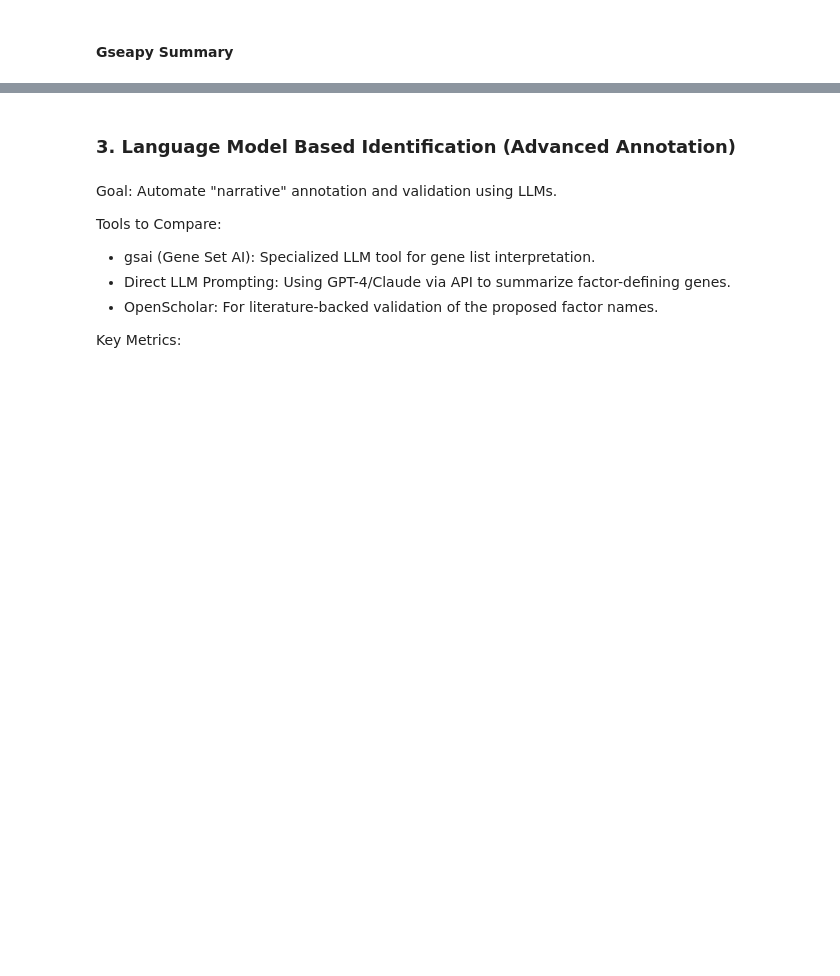
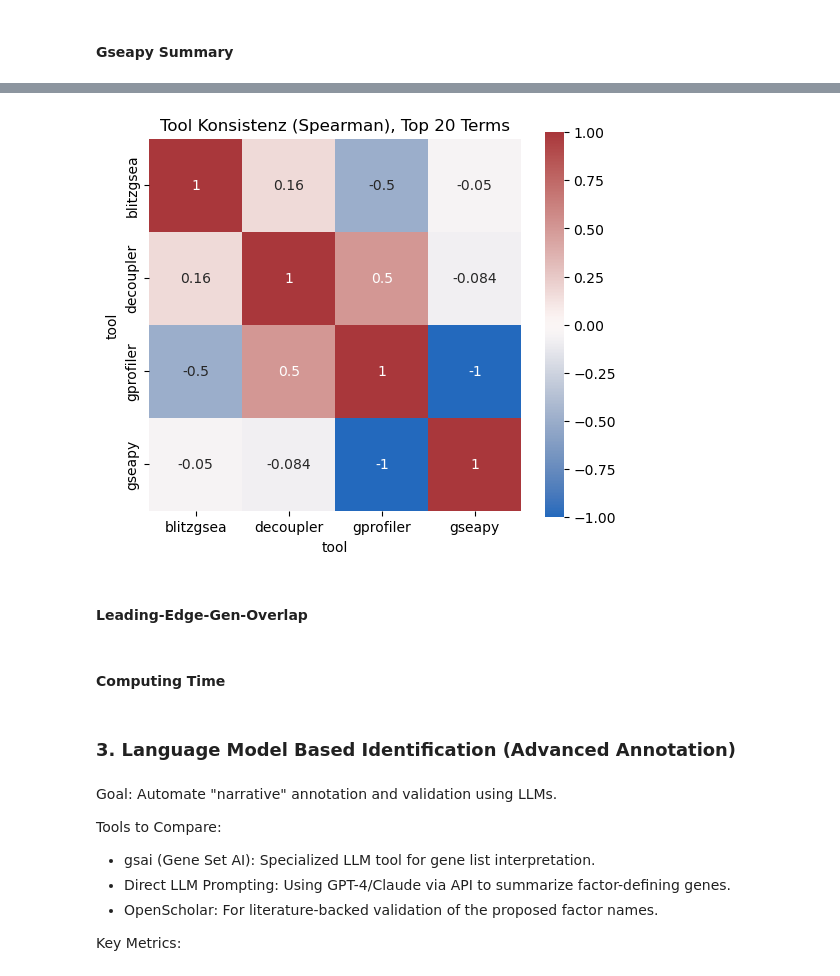
Before and after one commit to clarasoekler/DRVI_tutorials, a Jupyter notebook: identification_of_factors.ipynb, the cells around one changed output, grey strips where cells are left out. Saved outputs shown, nothing was run; the diff lists cells and outputs as text; code cells hidden in the pictures; blank space fills up the shorter version.

Commit message:
Standardized worklow for all tools

```diff
--- a/identification_of_factors.ipynb
+++ b/identification_of_factors.ipynb
@@ -654,0 +938,13 @@ display(annotated_gseapy.sort_values("FDR", ascending=True).head(20))
+# %%
+gprofiler_parts = []
+
+if "pos_top" in globals() and "neg_top" in globals():
+    for fac in factor_ids:
+        gprofiler_parts.append(run_gprofiler_for_gene_list(pos_top[fac], fac, "pos"))
+        gprofiler_parts.append(run_gprofiler_for_gene_list(neg_top[fac], fac, "neg"))
+else:
+    for fac in factor_ids:
+        gprofiler_parts.append(run_gprofiler_for_gene_list(top_lists[fac], fac, "all"))
+
+gprofiler_valid = [x for x in gprofiler_parts if not x.empty]
+gprofiler_res = pd.concat(gprofiler_valid, ignore_index=True) if gprofiler_valid else pd.DataFrame()
@@ -654,0 +1029,7 @@ display(annotated_gseapy.sort_values("FDR", ascending=True).head(20))
+# %%
+if DC_GENESET == "hallmark":
+    net = dc.op.hallmark(organism=DC_ORGANISM)[["source", "target"]].dropna().drop_duplicates()
+else:
+    raise ValueError(f"Unsupported DC_GENESET: {DC_GENESET}")
+
+net.head()
@@ -654,0 +1070,13 @@ display(annotated_gseapy.sort_values("FDR", ascending=True).head(20))
+# %%
+if "pos_std" in globals() and "neg_std" in globals():
+    dec_pos = run_decouple(pos_std.T, "pos")
+    dec_neg = run_decouple(neg_std.T, "neg")
+    decoupler_res = pd.concat([dec_pos, dec_neg], ignore_index=True)
+else:
+    decoupler_res = run_decouple(scores_std.T, "all")
+
+
+print("rows:", len(decoupler_res))
+print("unique factors:", decoupler_res["factor"].astype(str).str.replace(r"_(pos|neg)$","", regex=True).nunique())
+print("unique terms:", decoupler_res["term"].nunique())
+print("significant rows:", (decoupler_res["p_value"] < FDR).sum())
@@ -655,3 +1304,20 @@ display(annotated_gseapy.sort_values("FDR", ascending=True).head(20))
+# %%
+top_terms = rank_df[rank_df["rank"] <= TOP_K]["term"].unique()
+r = rank_df[rank_df["term"].isin(top_terms)].copy()
+
+rank_mat = r.pivot(index="term", columns="tool", values="rank")
+corr = rank_mat.corr(method="spearman", min_periods=3)
+
+plt.figure(figsize=(6,5))
+sns.heatmap(corr, annot=True, vmin=-1, vmax=1, cmap="vlag", square=True)
+plt.title(f"Tool Konsistenz (Spearman), Top {TOP_K} Terms" + (f" | {FACTOR_FILTER}" if FACTOR_FILTER else ""))
+plt.show()
+# %% [output]
+[figure, added]
+# %% [markdown]
+#### Leading-Edge-Gen-Overlap
+# %% [markdown]
+#### Computing Time
 # %% [markdown]
 ### 3. Language Model Based Identification (Advanced Annotation)
 # %% [markdown]
```
Also changed, not shown: parts of 88 cells of this notebook.
